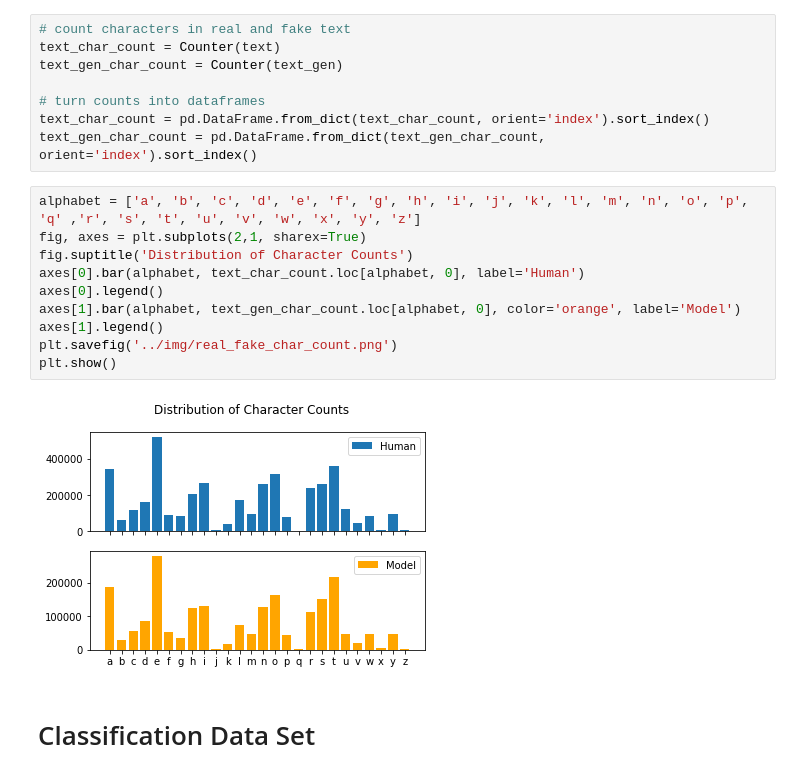
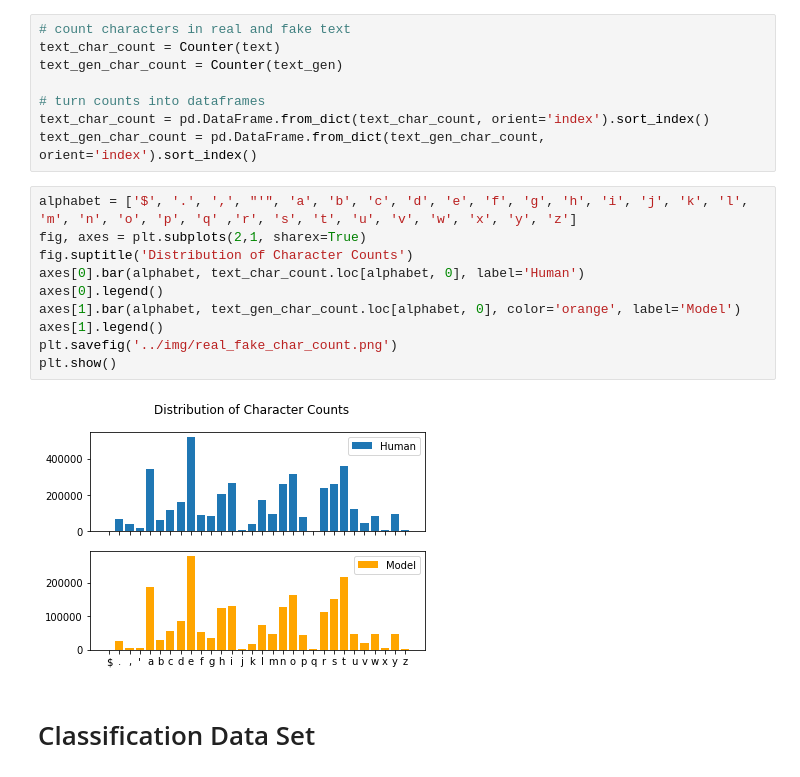
Before and after one commit to kchien3/yelp-reviews-project, a Jupyter notebook: notebooks/yelp_reviews_project_part_1_3_final_generator.ipynb, the cells around one changed output. Drawn from its saved outputs; the diff is of its cells as text.

```diff
--- a/notebooks/yelp_reviews_project_part_1_3_final_generator.ipynb
+++ b/notebooks/yelp_reviews_project_part_1_3_final_generator.ipynb
@@ -487,17 +503,17 @@ text_gen_char_count = Counter(text_gen)
 text_char_count = pd.DataFrame.from_dict(text_char_count, orient='index').sort_index()
 text_gen_char_count = pd.DataFrame.from_dict(text_gen_char_count, orient='index').sort_index()
 # %%
-alphabet = ['a', 'b', 'c', 'd', 'e', 'f', 'g', 'h', 'i', 'j', 'k', 'l', 'm', 'n', 'o', 'p', 'q' ,'r', 's', 't', 'u', 'v', 'w', 'x', 'y', 'z']
+alphabet = ['$', '.', ',', "'", 'a', 'b', 'c', 'd', 'e', 'f', 'g', 'h', 'i', 'j', 'k', 'l', 'm', 'n', 'o', 'p', 'q' ,'r', 's', 't', 'u', 'v', 'w', 'x', 'y', 'z']
 fig, axes = plt.subplots(2,1, sharex=True)
 fig.suptitle('Distribution of Character Counts')
 axes[0].bar(alphabet, text_char_count.loc[alphabet, 0], label='Human')
 axes[0].legend()
 axes[1].bar(alphabet, text_gen_char_count.loc[alphabet, 0], color='orange', label='Model')
 axes[1].legend()
 plt.savefig('../img/real_fake_char_count.png')
 plt.show()
 # %% [output]
-[figure, old version]
+[figure, new version]
 # %% [markdown]
 # Classification Data Set
 # %%
```
Also changed, not shown: parts of 6 cells of this notebook, 8 other files.
